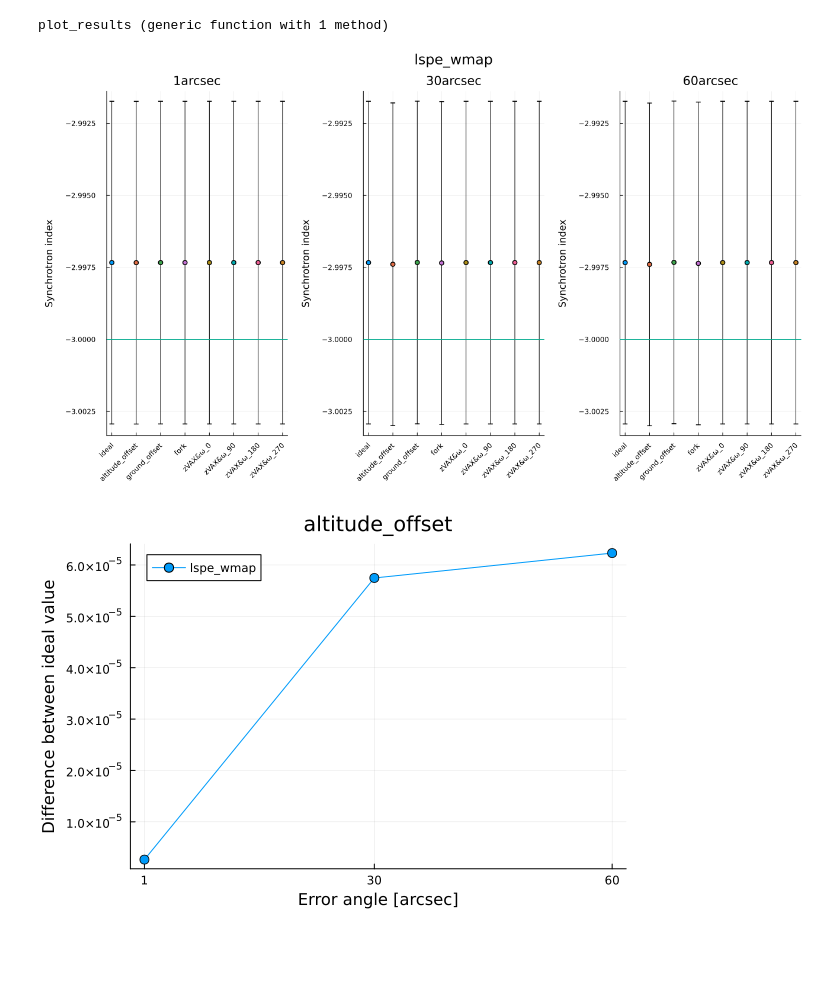
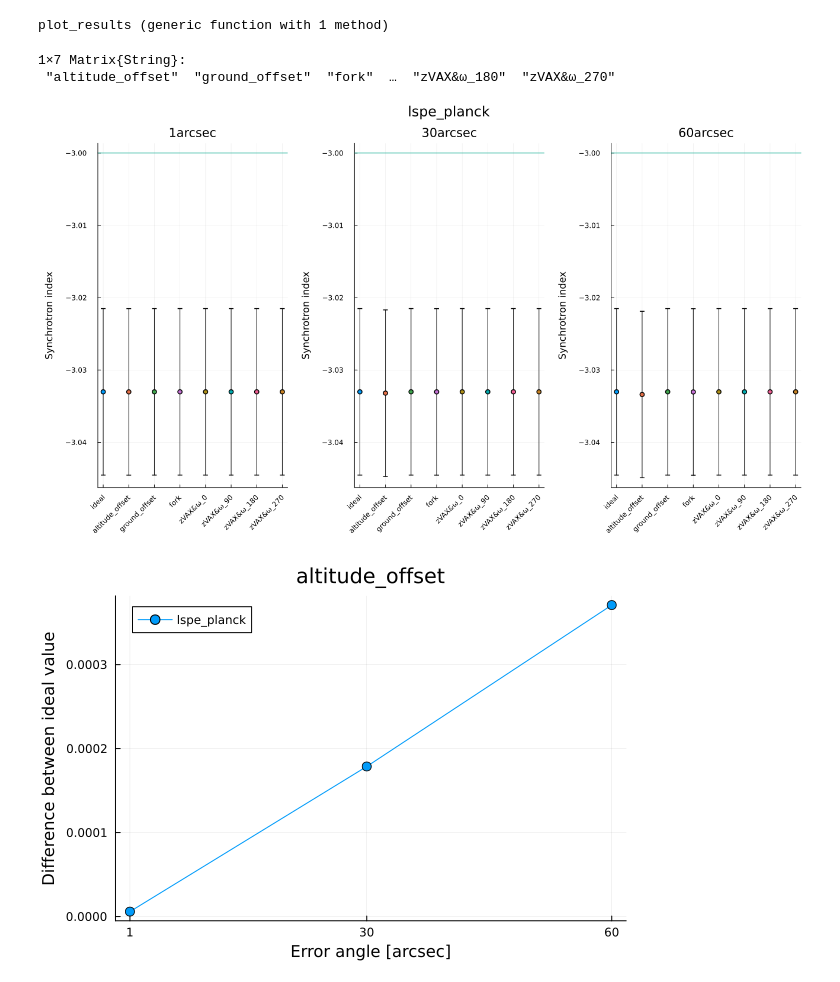
Before and after one commit to teob97/Master-Thesis-Pipeline, a Jupyter notebook: notebooks/fgbuster_plot.ipynb, the cells around one changed output. Cells and saved outputs as stored; diff of their text form; code cells hidden in the pictures; blank space fills up the shorter version.

```diff
--- a/notebooks/fgbuster_plot.ipynb
+++ b/notebooks/fgbuster_plot.ipynb
@@ -12,8 +12,8 @@ function plot_results(
     parameter_indx
 )
     plots = []
-    parameters = ["Beta dust" "Synchrotron index"]
-    param_value = [1.54, -3.0]
+    parameters = ["Synchrotron index"]
+    param_value = [-3.0]
     for e in error
         a = scatter(["ideal"], [data[instrument][e]["ideal"]["x"][parameter_indx]], yerr = sqrt.(diag(data[instrument][e]["ideal"]["Sigma"]))[parameter_indx], legend = false)
         for i in labels
@@ -23,16 +23,19 @@ function plot_results(
         a = title!(e)
         push!(plots, a)
     end
-    plot(plots..., size = (1300, 400), layout=(1,3), xrotation=45, bottom_margin = 11Plots.mm, left_margin = 7Plots.mm, link=:y, plot_title = instrument)
+    plot(plots..., size = (1300, 400), layout = (1,3),xrotation=45, bottom_margin = 11Plots.mm, left_margin = 7Plots.mm, link=:y, plot_title = instrument)
     yaxis!(parameters[parameter_indx])
 end
 # %% [output]
 plot_results (generic function with 1 method)
+# %%
+instrument = ["lspe_planck_wmap"]
+error = ["0_5arcmin" "1arcmin" "5arcmin"]
+labels = ["altitude_offset" "ground_offset" "fork" "zVAX&ω_0" "zVAX&ω_90" "zVAX&ω_180" "zVAX&ω_270"]
+# %% [output]
+1×7 Matrix{String}:
+ "altitude_offset"  "ground_offset"  "fork"  …  "zVAX&ω_180"  "zVAX&ω_270"
 # %%
-instrument = ["lspe_wmap" ]#"lspe_planck" "lspe_planck_wmap"]
-error = ["1arcsec" "30arcsec" "60arcsec"]
-labels = ["altitude_offset" "ground_offset" "fork" "zVAX&ω_0" "zVAX&ω_90" "zVAX&ω_180" "zVAX&ω_270"]
-
 data = Dict()
 for i in instrument
     buffer = Dict()
@@ -44,20 +47,20 @@ end
 # %%
 plots = []
 for i in instrument
-    push!(plots, plot_results(data, error, i, 2))
+    push!(plots, plot_results(data, error, i, 1))
 end
-plot(plots..., layout=(3,1), size = (1300, 750))
+plot(plots..., layout = (3,1), size = (1300, 750))
 # %% [output]
-[figure, old version]
+[figure, new version]
 # %%
 l = "altitude_offset"
-i = "lspe_wmap"
+i = "lspe_planck"
 
-ideal = [data[i][k]["ideal"]["x"][2] for k in error]
-ideal_sigma = [ sqrt.(diag(data[i][k]["ideal"]["Sigma"]))[2] for k in error]
-plot_data = [data[i][k][l]["x"][2] for k in error]
+ideal = [data[i][k]["ideal"]["x"][1] for k in error]
+ideal_sigma = [ sqrt.(diag(data[i][k]["ideal"]["Sigma"]))[1] for k in error]
+plot_data = [data[i][k][l]["x"][1] for k in error]
 plot_x = [1.0/3600, 0.5/60, 1.0/60]
-data_sigma = [ sqrt.(diag(data[i][k][l]["Sigma"]))[2] for k in error]
+data_sigma = [ sqrt.(diag(data[i][k][l]["Sigma"]))[1] for k in error]
 
 yerror = sqrt.(ideal_sigma.^2 .+ data_sigma.^2)
 
@@ -68,4 +71,4 @@ xaxis!("Error angle [arcsec]")
 yaxis!("Difference between ideal value")
 title!(l)
 # %% [output]
-[figure, old version]
+[figure, new version]
```
Also changed, not shown: parts of 2 cells of this notebook, 3 other files.
